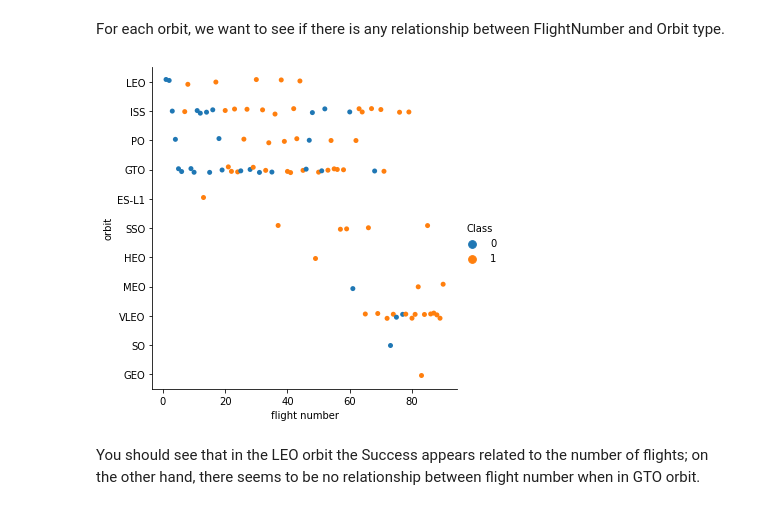
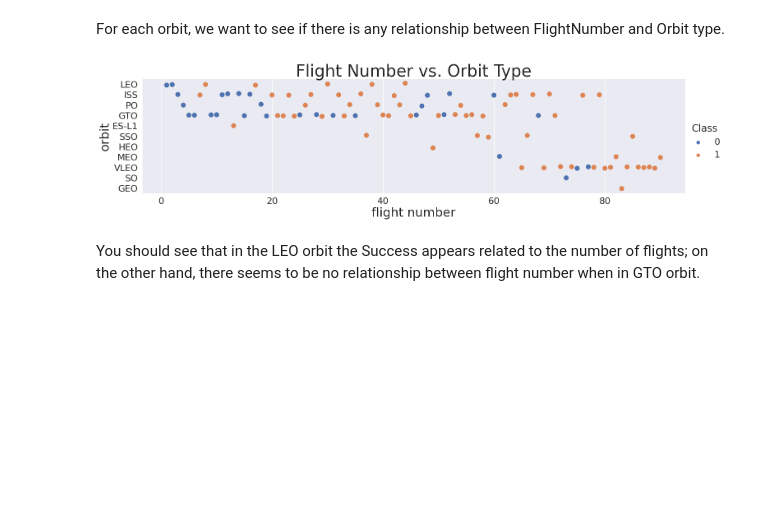
Before and after one commit to ronny0112/ibm-python-data-science, a Jupyter notebook: EDA with data visualization.ipynb, the cells around one changed output. Cells and saved outputs as stored; diff of their text form; code cells hidden in the pictures; blank space fills up the shorter version.

```diff
--- a/EDA with data visualization.ipynb
+++ b/EDA with data visualization.ipynb
@@ -68,8 +68,10 @@ First, let's try to see how the `FlightNumber` (indicating the continuous launch
 
 We can plot out the <code>FlightNumber</code> vs. <code>PayloadMass</code>and overlay the outcome of the launch. We see that as the flight number increases, the first stage is more likely to land successfully. The payload mass is also important; it seems the more massive the payload, the less likely the first stage will return.
 # %%
-sns.catplot(y="PayloadMass", x="FlightNumber", hue="Class", data=df, aspect = 5)
-plt.xlabel("Flight Number",fontsize=20)
-plt.ylabel("Pay load Mass (kg)",fontsize=20)
+sns.set(font_scale=2)
+sns.catplot(y="PayloadMass", x="FlightNumber", hue="Class", data=df, aspect = 5, s=12)
+plt.xlabel("Flight Number",fontsize=30)
+plt.ylabel("Pay load Mass (kg)",fontsize=30)
+plt.xticks(rotation=90, fontsize=15)
 plt.show()
 # %% [output]
@@ -84,8 +86,10 @@ Next, let's drill down to each site visualize its detailed launch records.
 Use the function <code>catplot</code> to plot <code>FlightNumber</code> vs <code>LaunchSite</code>, set the  parameter <code>x</code>  parameter to <code>FlightNumber</code>,set the  <code>y</code> to <code>Launch Site</code> and set the parameter <code>hue</code> to <code>'class'</code>
 # %%
 # Plot a scatter point chart with x axis to be Flight Number and y axis to be the launch site, and hue to be the class value
-sns.catplot(y="LaunchSite", x="FlightNumber", hue="Class", data=df)
-plt.xlabel('fligth number')
-plt.ylabel('launchsite')
+sns.set(font_scale=2)
+sns.catplot(y="LaunchSite", x="FlightNumber", hue="Class", data=df, s=12, aspect=5)
+plt.title('Flight Number vs. Launch Site', fontsize=40)
+plt.xlabel('flight number', fontsize=30)
+plt.ylabel('launchsite', fontsize=30)
 plt.show()
 # %% [output]
@@ -98,8 +104,10 @@ Now try to explain the patterns you found in the Flight Number vs. Launch Site s
 We also want to observe if there is any relationship between launch sites and their payload mass.
 # %%
 # Plot a scatter point chart with x axis to be Pay Load Mass (kg) and y axis to be the launch site, and hue to be the class value
-sns.catplot(y='LaunchSite', x='PayloadMass', hue='Class', data=df)
-plt.xlabel('payload mass')
-plt.ylabel('launch site')
+sns.set(font_scale=2)
+sns.catplot(y='LaunchSite', x='PayloadMass', hue='Class', data=df, s=12, aspect=5)
+plt.title('Payload Mass vs. Launch Site', fontsize=40)
+plt.xlabel('payload mass', fontsize=30)
+plt.ylabel('launch site', fontsize=30)
 plt.show()
 # %% [output]
@@ -123,6 +128,12 @@ Let's create a `bar chart` for the sucess rate of each orbit
 g = df.groupby('Orbit')['Class'].mean()
 dg = pd.DataFrame(g)
 dg.reset_index(inplace=True)
+
+fig, ax = plt.subplots(figsize=(15, 3))
+sns.set(font_scale=2)
 sns.barplot(x="Orbit", y="Class", data=dg)
+plt.title('Success Rate by Orbit Type', fontsize=30)
+plt.xlabel('Orbit Type', fontsize=30)
+plt.ylabel('Success Rate', fontsize=30)
 plt.show()
 # %% [output]
@@ -135,12 +148,14 @@ Analyze the ploted bar chart try to find which orbits have high sucess rate.
 For each orbit, we want to see if there is any relationship between FlightNumber and Orbit type.
 # %%
 # Plot a scatter point chart with x axis to be FlightNumber and y axis to be the Orbit, and hue to be the class value
-sns.catplot(y='Orbit', x='FlightNumber', hue='Class', data=df)
-plt.xlabel('flight number')
-plt.ylabel('orbit')
+sns.set(font_scale=2)
+sns.catplot(y='Orbit', x='FlightNumber', hue='Class', data=df, s=12, aspect=4)
+plt.title('Flight Number vs. Orbit Type', fontsize=40)
+plt.xlabel('flight number', fontsize=30)
+plt.ylabel('orbit', fontsize=30)
 plt.show()
 # %% [output]
-[figure, old version]
+[figure, new version]
 # %% [markdown]
 You should see that in the LEO orbit the Success appears related to the number of flights; on the other hand, there seems to be no relationship between flight number when in GTO orbit.
 # %% [markdown]
```
Also changed, not shown: parts of 15 cells of this notebook.
